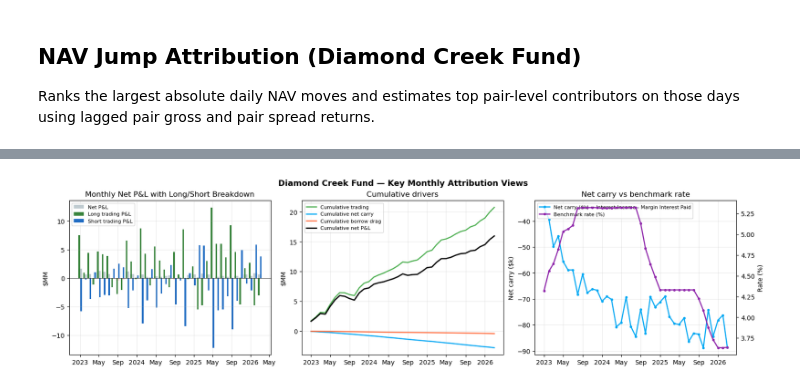
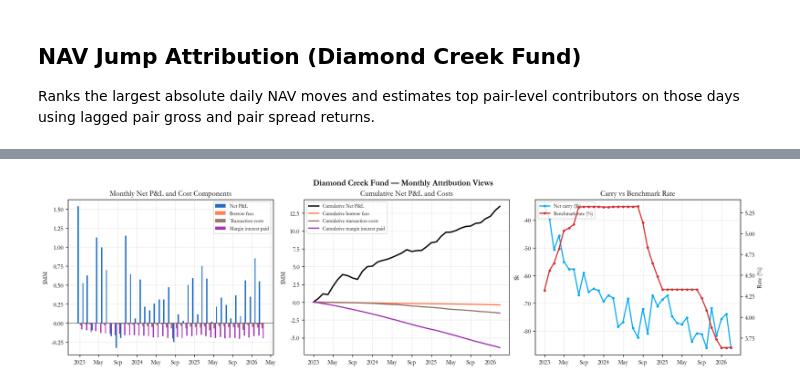
Before and after one commit to GoldmanDrew/ls-algo, a Jupyter notebook: notebooks/Diamond_Creek_Backtest_v11.ipynb, the cells around one changed output, grey strips where cells are left out. Drawn from its saved outputs; the diff is of its cells as text; code cells hidden in the pictures.

```diff
--- a/notebooks/Diamond_Creek_Backtest_v11.ipynb
+++ b/notebooks/Diamond_Creek_Backtest_v11.ipynb
@@ -46,8 +46,8 @@ CFG = {
     "decay_weight_power":   1.25,       # exponent on positive decay signal
     "position_concentration_power": 1.35, # >1 tilts more weight to biggest names
     "short_avail_use_pct":  0.25,       # softer cap: can target up to 25% of reported shares_available
-    "max_pair_weight_cap":  0.10,       # hard max portfolio weight per pair after capacity logic
-    "max_underlying_weight_cap": 0.20,  # hard max aggregate weight per underlying
+    "max_pair_weight_cap":  0.075,      # hard max portfolio weight per pair after capacity logic
+    "max_underlying_weight_cap": 0.15,  # hard max aggregate weight per underlying
     "missing_shares_cap":   0.03,       # softer fallback cap when shares_available is missing
     "cap_ramp_rebals":      3,          # raise cap-constrained names over next 3 rebalances
 }
@@ -2980,6 +3238,7 @@ if m_dc.empty:
 
 x = m_dc["month_dt"]
 m_dc["borrow_drag"] = -m_dc["borrow_fees_paid"]
+m_dc["lp_fee_drag"] = -m_dc["lp_total_fee_2_20"]
 
 # Benchmark rate is flat when FRED download fails and fallback schedule is sparse.
 rate = pd.to_numeric(m_dc.get("benchmark_rate_avg"), errors="coerce")
@@ -2988,60 +3247,72 @@ if pd.Series(rate_pct).nunique(dropna=True) <= 2:
     print("Benchmark rate is nearly flat in this run (likely fallback rate series after FRED fetch failure).")
 
 fig, axes = plt.subplots(1, 3, figsize=(16, 4.2), layout="constrained")
-fig.suptitle("Diamond Creek Fund — Key Monthly Attribution Views", fontsize=13, fontweight="bold")
+fig.suptitle("Diamond Creek Fund — Monthly Attribution Views", fontsize=13, fontweight="bold")
 
-# 1) Monthly net P&L with explicit long vs short trading breakdown.
+# 1) Monthly net P&L with explicit borrow, transaction, and margin amounts.
 ax = axes[0]
 bar_wide = pd.Timedelta(days=24)
-bar_narrow = pd.Timedelta(days=10)
+bar_narrow = pd.Timedelta(days=8)
 
-# Wide background bar: total monthly net P&L.
-net_colors = np.where(m_dc["net_pnl"] >= 0, "#B0BEC5", "#FFCDD2")
-ax.bar(x, m_dc["net_pnl"] / 1e6, width=bar_wide, color=net_colors, alpha=0.8, label="Net P&L")
+x_net = x - pd.to_timedelta(10, unit="D")
+x_borrow = x - pd.to_timedelta(2, unit="D")
+x_txn = x + pd.to_timedelta(6, unit="D")
+x_margin = x + pd.to_timedelta(14, unit="D")
 
-# Narrow bars: long/short trading legs (clear and side-by-side).
-x_long = x - pd.to_timedelta(6, unit="D")
-x_short = x + pd.to_timedelta(6, unit="D")
-ax.bar(x_long, m_dc["long_trading_pnl"] / 1e6, width=bar_narrow, color="#2E7D32", alpha=0.95, label="Long trading P&L")
-ax.bar(x_short, m_dc["short_trading_pnl"] / 1e6, width=bar_narrow, color="#1565C0", alpha=0.95, label="Short trading P&L")
+ax.bar(x_net, m_dc["net_pnl"] / 1e6, width=bar_narrow, color="#1565C0", alpha=0.95, label="Net P&L")
+ax.bar(x_borrow, -m_dc["borrow_fees_paid"] / 1e6, width=bar_narrow, color="#FF7043", alpha=0.90, label="Borrow fees")
+ax.bar(x_txn, -m_dc["txn_costs_paid"] / 1e6, width=bar_narrow, color="#8D6E63", alpha=0.90, label="Transaction costs")
+ax.bar(x_margin, -m_dc["margin_interest_paid"] / 1e6, width=bar_narrow, color="#9C27B0", alpha=0.90, label="Margin interest paid")
 
 ax.axhline(0, color="black", lw=0.9, alpha=0.6)
-ax.set_title("Monthly Net P&L with Long/Short Breakdown")
+ax.set_title("Monthly Net P&L and Cost Components")
 ax.set_ylabel("$MM")
 ax.legend(fontsize=8)
 ax.grid(True, alpha=0.25)
 
-# 2) Keep this one as-is (most useful): cumulative drivers.
+# 2) Cumulative Net P&L plus cumulative cost buckets (anchored at 0 start).
 ax = axes[1]
-ax.plot(x, m_dc["net_trading_pnl"].cumsum() / 1e6, label="Cumulative trading", color="#4CAF50", lw=1.8)
-ax.plot(x, m_dc["net_interest_carry"].cumsum() / 1e6, label="Cumulative net carry", color="#03A9F4", lw=1.8)
-ax.plot(x, m_dc["borrow_drag"].cumsum() / 1e6, label="Cumulative borrow drag", color="#FF7043", lw=1.8)
-ax.plot(x, m_dc["net_pnl"].cumsum() / 1e6, label="Cumulative net P&L", color="black", lw=2.0)
-ax.set_title("Cumulative drivers")
+cum_net = m_dc["net_pnl"].cumsum()
+cum_borrow = (-m_dc["borrow_fees_paid"]).cumsum()
+cum_txn = (-m_dc["txn_costs_paid"]).cumsum()
+cum_margin = (-m_dc["margin_interest_paid"]).cumsum()
+
+cum_net = cum_net - cum_net.iloc[0]
+cum_borrow = cum_borrow - cum_borrow.iloc[0]
+cum_txn = cum_txn - cum_txn.iloc[0]
+cum_margin = cum_margin - cum_margin.iloc[0]
+
+ax.plot(x, cum_net / 1e6, label="Cumulative Net P&L", color="black", lw=2.1)
+ax.plot(x, cum_borrow / 1e6, label="Cumulative borrow fees", color="#FF7043", lw=1.8)
+ax.plot(x, cum_txn / 1e6, label="Cumulative transaction costs", color="#8D6E63", lw=1.8)
+ax.plot(x, cum_margin / 1e6, label="Cumulative margin interest paid", color="#9C27B0", lw=1.8)
+ax.set_title("Cumulative Net P&L and Costs")
 ax.set_ylabel("$MM")
 ax.legend(fontsize=8)
 ax.grid(True, alpha=0.25)
 
-# 3) Very simple carry-rate relationship.
+# 3) Carry and margin amounts vs benchmark rate.
 ax = axes[2]
-ax.plot(x, m_dc["net_interest_carry"] / 1e3, color="#03A9F4", lw=1.8, marker="o", ms=3, label="Net carry ($k) = Interest Income - Margin Interest Paid")
+#ax.plot(x, m_dc["interest_income"] / 1e3, color="#2E7D32", lw=1.8, marker="o", ms=3, label="Interest income ($k)")
+#ax.plot(x, -m_dc["margin_interest_paid"] / 1e3, color="#9C27B0", lw=1.8, marker="o", ms=3, label="Margin interest paid ($k)")
+ax.plot(x, m_dc["net_interest_carry"] / 1e3, color="#03A9F4", lw=1.8, marker="o", ms=3, label="Net carry ($k)")
 ax2 = ax.twinx()
-ax2.plot(x, rate_pct, color="#8E24AA", lw=1.8, marker="o", ms=3, label="Benchmark rate (%)")
-ax.set_title("Net carry vs benchmark rate")
-ax.set_ylabel("Net carry ($k)")
+ax2.plot(x, rate_pct, color="#D32F2F", lw=1.8, marker="o", ms=3, label="Benchmark rate (%)")
+ax.set_title("Carry vs Benchmark Rate")
+ax.set_ylabel("$k")
 ax2.set_ylabel("Rate (%)")
 ax.grid(True, alpha=0.25)
 
 h1, l1 = ax.get_legend_handles_labels()
 h2, l2 = ax2.get_legend_handles_labels()
 ax.legend(h1 + h2, l1 + l2, fontsize=8, loc="upper left")
 
 for _ax in axes:
     _ax.xaxis.set_major_formatter(mdates.ConciseDateFormatter(_ax.xaxis.get_major_locator()))
 
 plt.show()
 # %% [output]
-[figure, old version]
+[figure, new version]
 # %%
 # ---- Pair gross share over time (% of total gross; each pair) ----
 # Uses the most recent weighted run by default.
```
Also changed, not shown: parts of 24 cells of this notebook, 53 other files.
